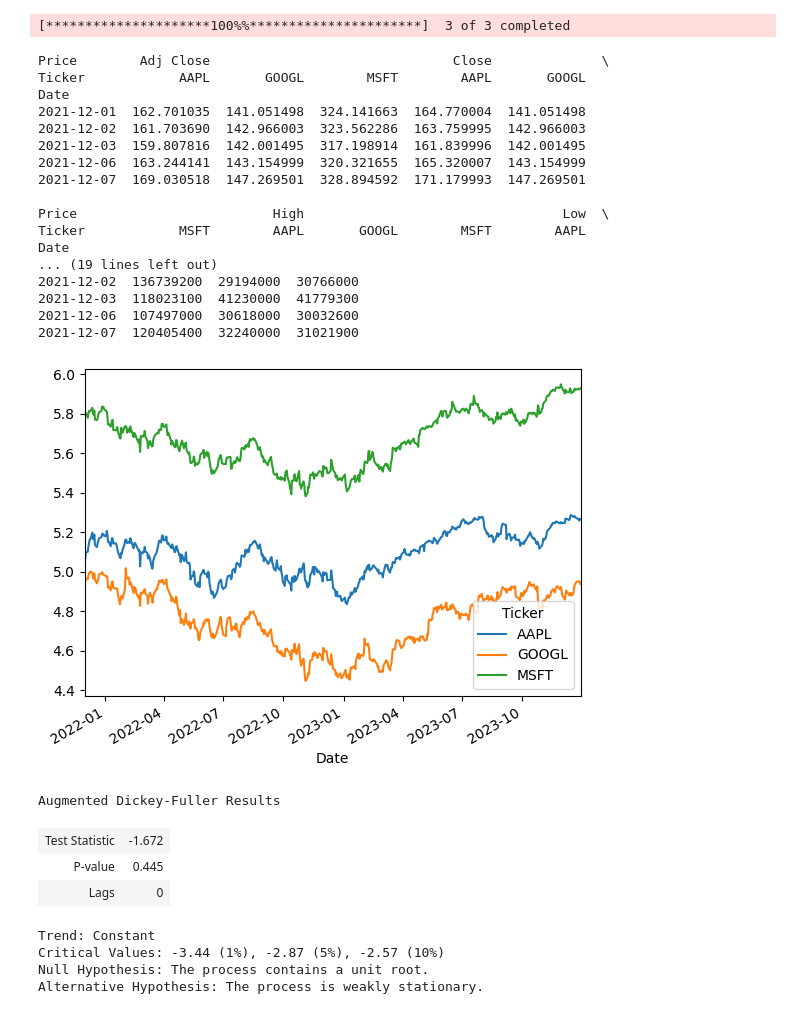
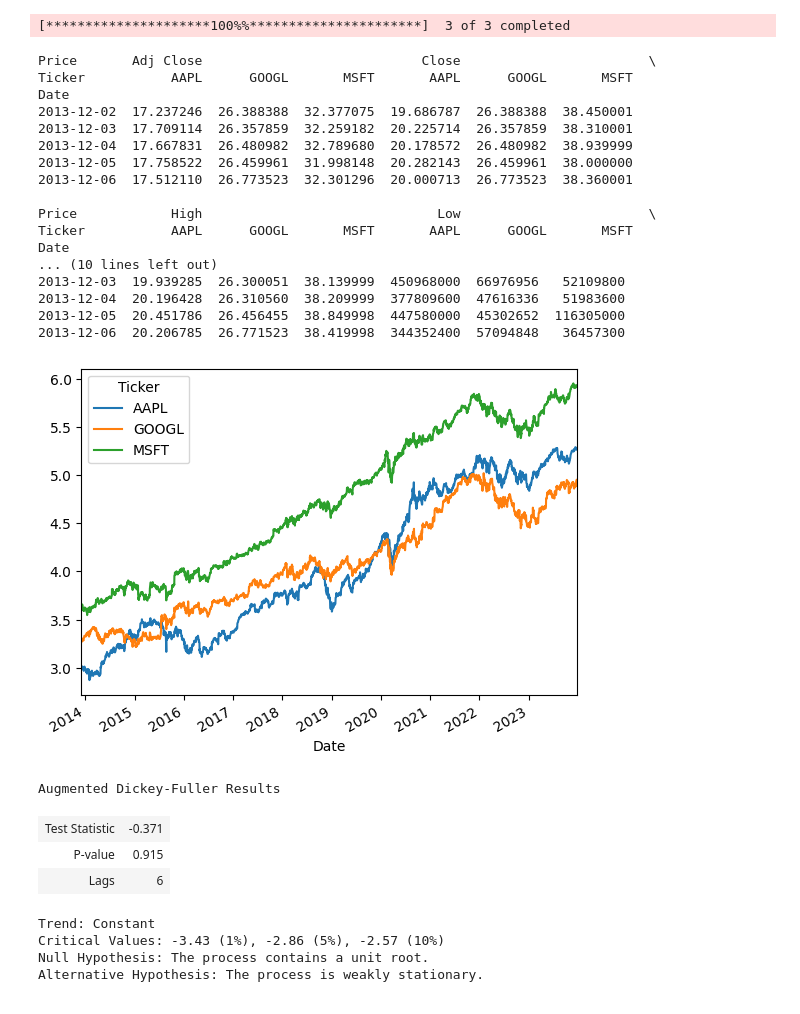
Before and after one commit to nishikaa/pair_trading, a Jupyter notebook: pair-trading-foundations/notebooks/pair_trading_eda.ipynb, the cells around one changed output. Cells and saved outputs as stored; diff of their text form; code cells hidden in the pictures.

```diff
--- a/pair-trading-foundations/notebooks/pair_trading_eda.ipynb
+++ b/pair-trading-foundations/notebooks/pair_trading_eda.ipynb
@@ -34,47 +34,47 @@ warnings.filterwarnings('ignore')
 # %%
 def get_sp500_symbols():
     sp500_symbols = ['AAPL', 'MSFT', 'GOOGL']  # Have feed list of S&P 500 component symbols
     return sp500_symbols
 
 if __name__ == '__main__':
     # get all stock info interested
-    data_frame = pdr.get_data_yahoo(get_sp500_symbols(), start='2021-12-01', end='2023-12-31')
+    data_frame = pdr.get_data_yahoo(get_sp500_symbols(), start='2013-12-01', end='2023-12-31')
 
     print(data_frame.head())
 
     # Filter by open prices
     log_price = np.log(data_frame['Open'])
     ax = log_price.plot()
     xl = ax.set_xlim(log_price.index.min(), log_price.index.max())
 # %% [output]
 [*********************100%%**********************]  3 of 3 completed
-Price        Adj Close                               Close              \
-Ticker            AAPL       GOOGL        MSFT        AAPL       GOOGL
+Price       Adj Close                            Close                        \
+Ticker           AAPL      GOOGL       MSFT       AAPL      GOOGL       MSFT
 Date
-2021-12-01  162.701035  141.051498  324.141663  164.770004  141.051498
-2021-12-02  161.703690  142.966003  323.562286  163.759995  142.966003
-2021-12-03  159.807816  142.001495  317.198914  161.839996  142.001495
-2021-12-06  163.244141  143.154999  320.321655  165.320007  143.154999
-2021-12-07  169.030518  147.269501  328.894592  171.179993  147.269501
+2013-12-02  17.237246  26.388388  32.377075  19.686787  26.388388  38.450001
+2013-12-03  17.709114  26.357859  32.259182  20.225714  26.357859  38.310001
+2013-12-04  17.667831  26.480982  32.789680  20.178572  26.480982  38.939999
+2013-12-05  17.758522  26.459961  31.998148  20.282143  26.459961  38.000000
+2013-12-06  17.512110  26.773523  32.301296  20.000713  26.773523  38.360001
 
-Price                         High                                 Low  \
-Ticker            MSFT        AAPL       GOOGL        MSFT        AAPL
+Price            High                              Low                        \
+Ticker           AAPL      GOOGL       MSFT       AAPL      GOOGL       MSFT
 Date
-... (19 lines left out)
-2021-12-02  136739200  29194000  30766000
-2021-12-03  118023100  41230000  41779300
-2021-12-06  107497000  30618000  30032600
-2021-12-07  120405400  32240000  31021900
+... (10 lines left out)
+2013-12-03  19.939285  26.300051  38.139999  450968000  66976956   52109800
+2013-12-04  20.196428  26.310560  38.209999  377809600  47616336   51983600
+2013-12-05  20.451786  26.456455  38.849998  447580000  45302652  116305000
+2013-12-06  20.206785  26.771523  38.419998  344352400  57094848   36457300
-[figure, old version]
+[figure, new version]
 # %%
 # Dicker-fuller test for APPL, fail to reject the null hypothesis p-value > 0.05
 ADF(log_price.AAPL, trend="c")
 # %% [output]
 Augmented Dickey-Fuller Results
-| Test Statistic | -1.672 |
-| P-value | 0.445 |
-| Lags | 0 |
+| Test Statistic | -0.371 |
+| P-value | 0.915 |
+| Lags | 6 |
 Trend: Constant
-Critical Values: -3.44 (1%), -2.87 (5%), -2.57 (10%)
+Critical Values: -3.43 (1%), -2.86 (5%), -2.57 (10%)
 Null Hypothesis: The process contains a unit root.
 Alternative Hypothesis: The process is weakly stationary.
```
Also changed, not shown: parts of 8 cells of this notebook.
